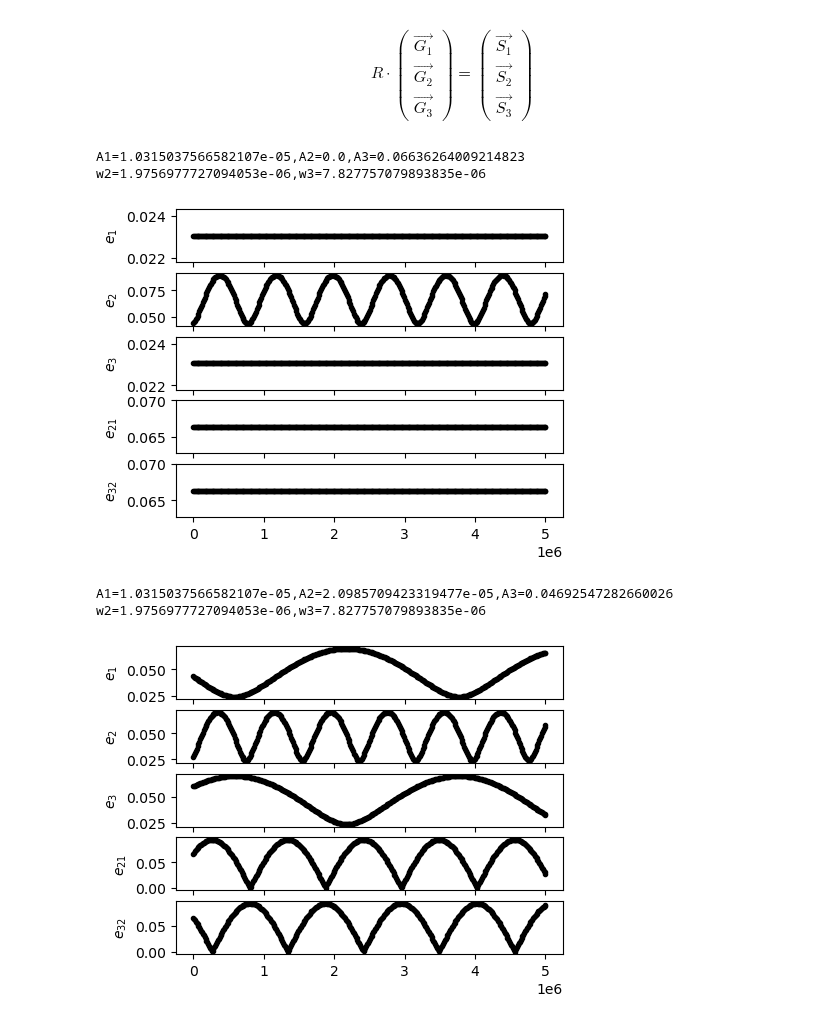
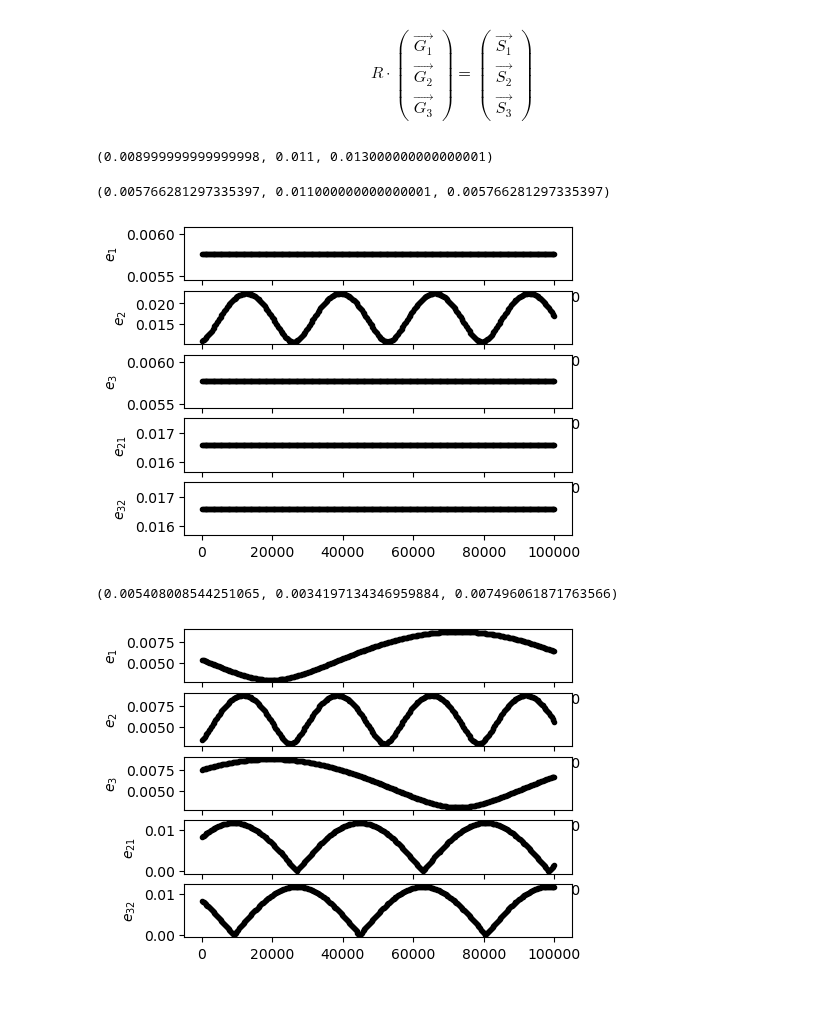
Before and after one commit to EritasY/Chaos, a Jupyter notebook: Coefficient (m2=0).ipynb, the cells around one changed output. Cells and saved outputs as stored; diff of their text form; code cells hidden in the pictures.

```diff
--- a/Coefficient (m2=0).ipynb
+++ b/Coefficient (m2=0).ipynb
@@ -197,25 +197,29 @@ def plotEcc(alpha, mass, ecc, pomega, time):
     axarr[4].set_ylabel(r"$e_{32}$")
 # %%
 alpha = 0.91,0.87
-mass = 1e-7,1e-7
-ecc = 0.4*(1-0.91), 0.4*(1-(0.91+0.87)/2), 0.4*(1-0.87)
+mass = 3e-6,3e-6
+f = 0.1
+ecc = f*(1-alpha[0]), f*(1-(alpha[0]+alpha[1])/2), f*(1-alpha[1])
+print(ecc)
 pomega = 0, 2*np.pi/3, -2*np.pi/3
+# %% [output]
+(0.008999999999999998, 0.011, 0.013000000000000001)
 # %%
 amp1, amp2, amp3, phase1, phase2, phase3, omega2, omega3 = GtoS(alpha, mass, ecc, pomega)
 ecc, pomega = StoG(mass, (amp1, 0, amp3), (phase1, phase2, phase3))
-plotEcc(alpha, mass, ecc, pomega,5e6)
+print(ecc)
+plotEcc(alpha, mass, ecc, pomega,1e5)
 # %% [output]
-A1=1.0315037566582107e-05,A2=0.0,A3=0.06636264009214823
-w2=1.9756977727094053e-06,w3=7.827757079893835e-06
+(0.005766281297335397, 0.011000000000000001, 0.005766281297335397)
-[figure, old version]
+[figure, new version]
 # %%
 A2, A3, theta = breathingON1(mass,amp3)
 ecc, pomega = StoG(mass, (amp1, A2, A3), (phase1, phase2, phase2+theta))
-plotEcc(alpha, mass, ecc, pomega, 5e6)
+print(ecc)
+plotEcc(alpha, mass, ecc, pomega, 1e5)
 # %% [output]
-A1=1.0315037566582107e-05,A2=2.0985709423319477e-05,A3=0.04692547282660026
-w2=1.9756977727094053e-06,w3=7.827757079893835e-06
+(0.005408008544251065, 0.0034197134346959884, 0.007496061871763566)
-[figure, old version]
+[figure, new version]
 # %%
 alpha = 0.87,0.91
 mass = 1e-7,1e-7
```
Also changed, not shown: parts of 4 cells of this notebook, 12 other files.
